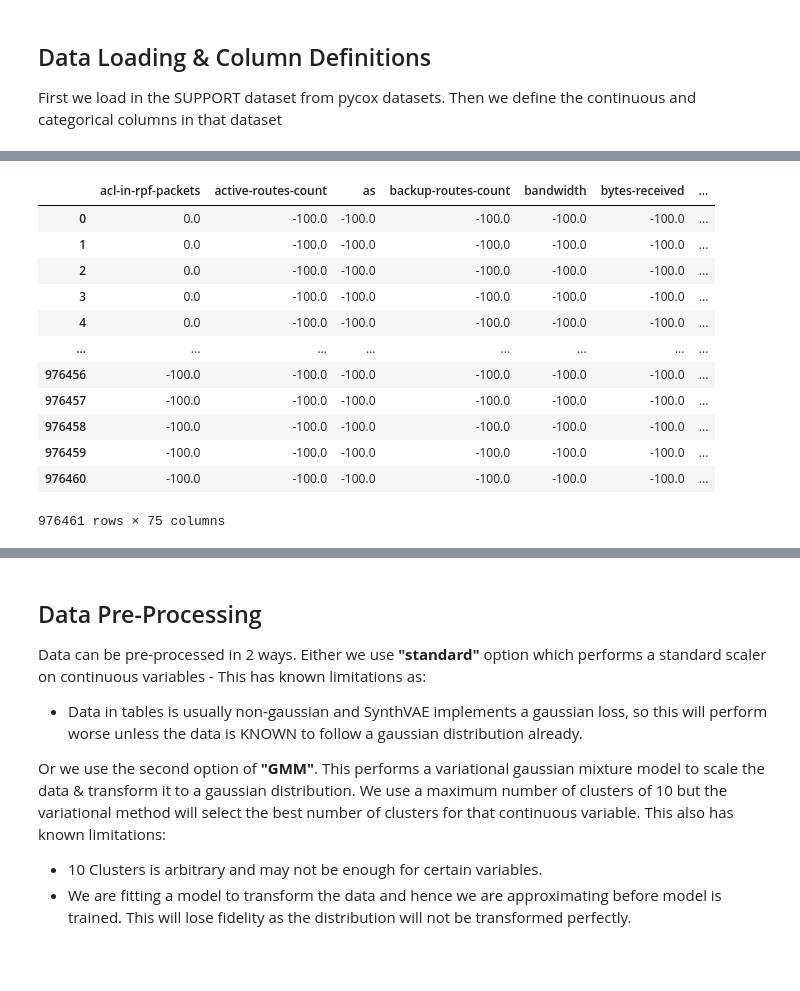
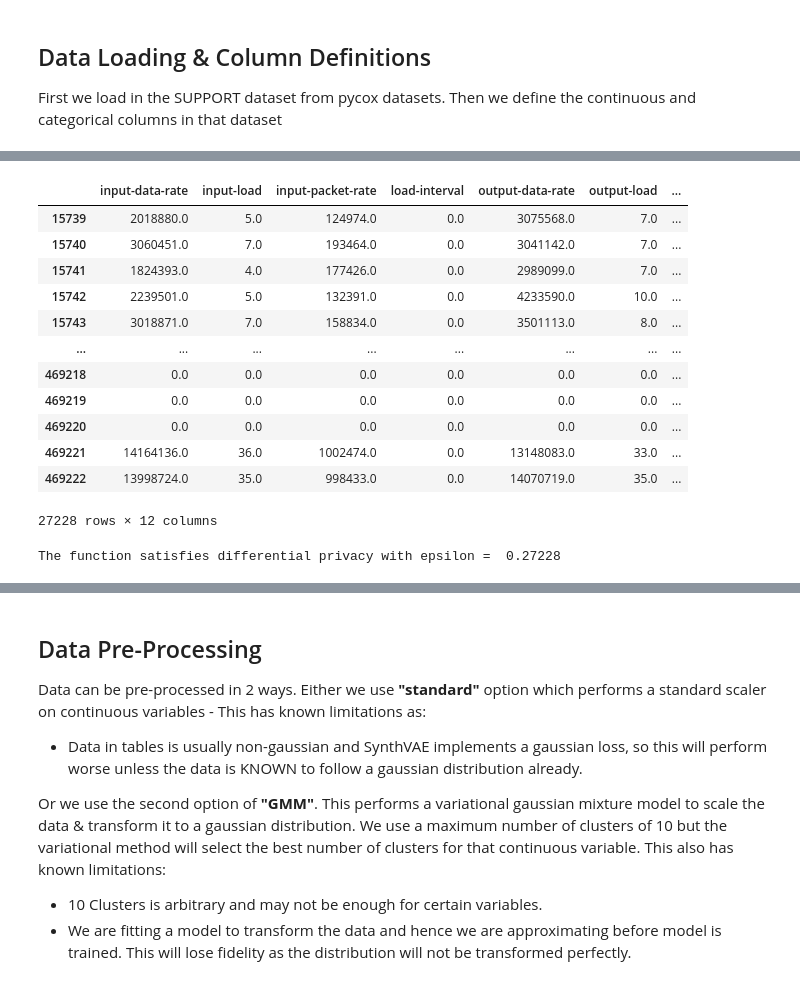
Before and after one commit to lesleychou/VAE_DP, a Jupyter notebook: Investigations/CISCO_Notebook.ipynb, the cells around one changed output, grey strips where cells are left out. Saved outputs shown, nothing was run; the diff lists cells and outputs as text; code cells hidden in the pictures.

```diff
--- a/Investigations/CISCO_Notebook.ipynb
+++ b/Investigations/CISCO_Notebook.ipynb
@@ -110,16 +128,60 @@ original_categorical_columns = categorical_column_name
-# %%
-data_supp
-# %% [output]
-|  | acl-in-rpf-packets | active-routes-count | as | backup-routes-count | bandwidth | bytes-received | ... |
-| 0 | 0.0 | -100.0 | -100.0 | -100.0 | -100.0 | -100.0 | ... |
-| 1 | 0.0 | -100.0 | -100.0 | -100.0 | -100.0 | -100.0 | ... |
-| 2 | 0.0 | -100.0 | -100.0 | -100.0 | -100.0 | -100.0 | ... |
-| 3 | 0.0 | -100.0 | -100.0 | -100.0 | -100.0 | -100.0 | ... |
-| 4 | 0.0 | -100.0 | -100.0 | -100.0 | -100.0 | -100.0 | ... |
-| ... | ... | ... | ... | ... | ... | ... | ... |
-| 976456 | -100.0 | -100.0 | -100.0 | -100.0 | -100.0 | -100.0 | ... |
-| 976457 | -100.0 | -100.0 | -100.0 | -100.0 | -100.0 | -100.0 | ... |
-| 976458 | -100.0 | -100.0 | -100.0 | -100.0 | -100.0 | -100.0 | ... |
-| 976459 | -100.0 | -100.0 | -100.0 | -100.0 | -100.0 | -100.0 | ... |
-| 976460 | -100.0 | -100.0 | -100.0 | -100.0 | -100.0 | -100.0 | ... |
-976461 rows × 75 columns
+# %%
+input_df
+# %% [output]
+|  | input-data-rate | input-load | input-packet-rate | load-interval | output-data-rate | output-load | ... |
+| 15739 | 2018880.0 | 5.0 | 124974.0 | 0.0 | 3075568.0 | 7.0 | ... |
+| 15740 | 3060451.0 | 7.0 | 193464.0 | 0.0 | 3041142.0 | 7.0 | ... |
+| 15741 | 1824393.0 | 4.0 | 177426.0 | 0.0 | 2989099.0 | 7.0 | ... |
+| 15742 | 2239501.0 | 5.0 | 132391.0 | 0.0 | 4233590.0 | 10.0 | ... |
+| 15743 | 3018871.0 | 7.0 | 158834.0 | 0.0 | 3501113.0 | 8.0 | ... |
+| ... | ... | ... | ... | ... | ... | ... | ... |
+| 469218 | 0.0 | 0.0 | 0.0 | 0.0 | 0.0 | 0.0 | ... |
+| 469219 | 0.0 | 0.0 | 0.0 | 0.0 | 0.0 | 0.0 | ... |
+| 469220 | 0.0 | 0.0 | 0.0 | 0.0 | 0.0 | 0.0 | ... |
+| 469221 | 14164136.0 | 36.0 | 1002474.0 | 0.0 | 13148083.0 | 33.0 | ... |
+| 469222 | 13998724.0 | 35.0 | 998433.0 | 0.0 | 14070719.0 | 35.0 | ... |
+27228 rows × 12 columns
+# %%
+import math
+
+df_continuous_columns = list(original_continuous_columns)
+continuous_df = input_df[df_continuous_columns]
+
+df_categorical_columns = list(original_categorical_columns)
+discrete_df = input_df[df_categorical_columns]
+
+continuous_data = continuous_df.to_numpy()
+discrete_data = discrete_df.to_numpy()
+
+# Define the original data tensor
+continuous_data = torch.tensor(continuous_data)
+discrete_data = torch.tensor(discrete_data)
+
+# Define the privacy budget
+privacy_budget = 1e-5
+
+# Define the noise scale (standard deviation of the Gaussian noise)
+noise_scale = 1.0
+
+# Add the Gaussian noise to the data
+continuous_noisy_data = continuous_data + torch.tensor(np.random.normal(-noise_scale, noise_scale, size=continuous_data.shape))
+
+# # Add the int noise to the data
+discrete_noisy_data = discrete_data + torch.tensor(np.random.randint(-noise_scale, noise_scale, size=discrete_data.shape))
+
+# Calculate the sensitivity of the function (maximum difference between two adjacent datasets)
+sensitivity = torch.max(torch.abs(continuous_data - (continuous_data + torch.ones_like(continuous_data))) )
+
+# Calculate delta (probability of the function output deviating from the true output by more than epsilon)
+delta = 1 / len(continuous_data)
+
+# Calculate the epsilon value
+epsilon = privacy_budget / delta
+
+# Check if the privacy guarantee is satisfied
+if epsilon <= sensitivity / noise_scale:
+    print("The function satisfies differential privacy with epsilon = ", epsilon)
+else:
+    print("The function does not satisfy differential privacy with epsilon = ", epsilon)
+# %% [output]
+The function satisfies differential privacy with epsilon =  0.27228
```
Also changed, not shown: parts of 30 cells of this notebook, 4 other files.
